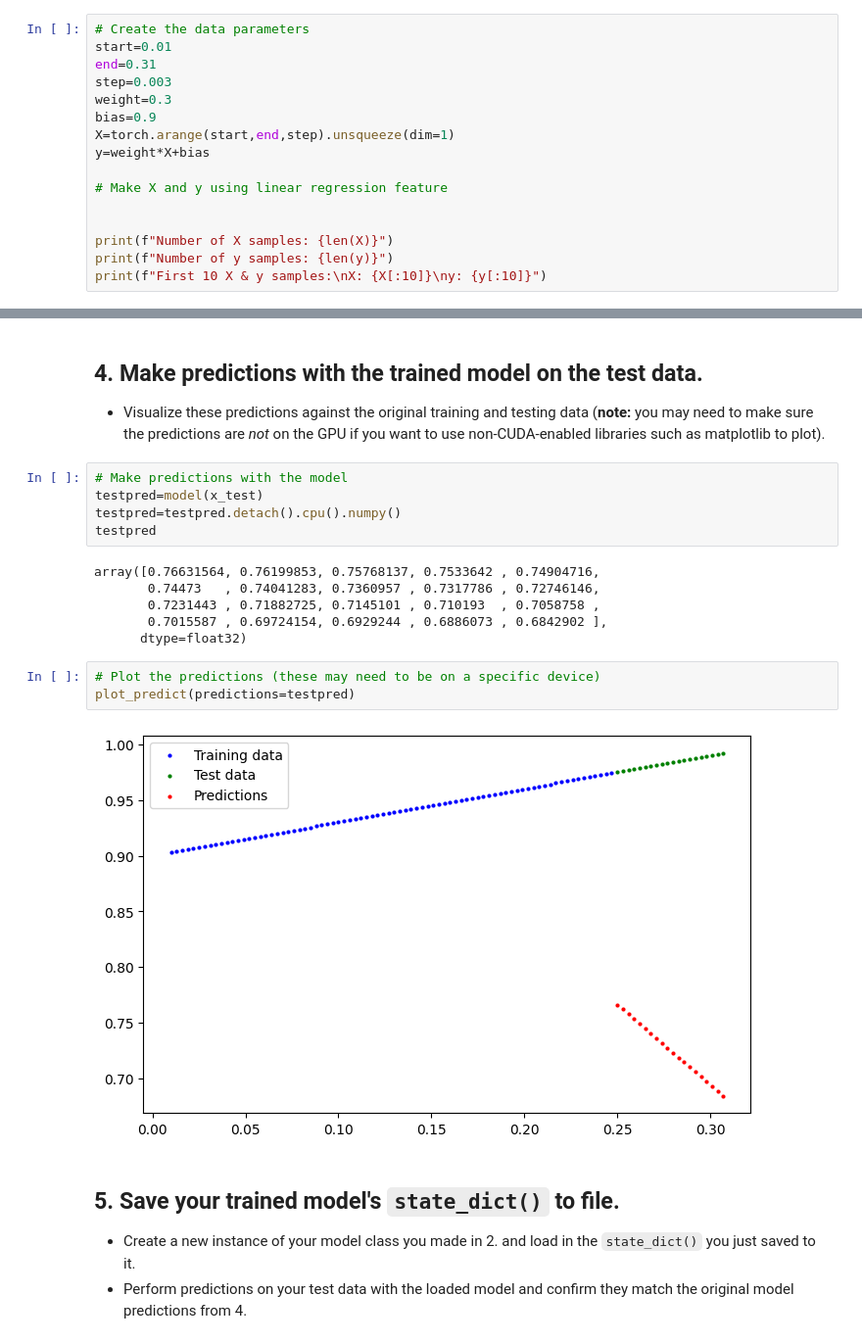
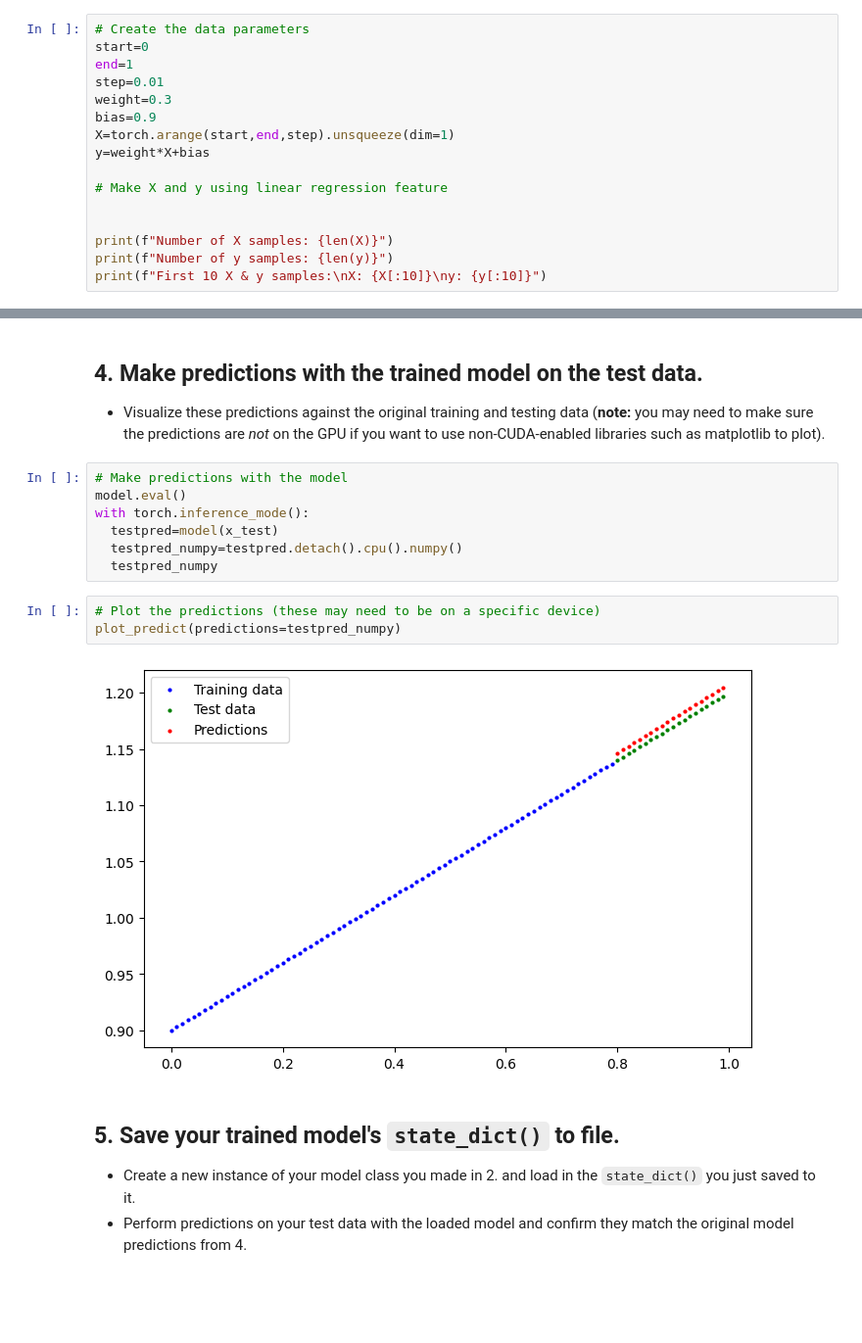
Before and after one commit to KanimozhiBTech/Pytorch, a Jupyter notebook: extras/exercises/01_pytorch_workflow_exercises.ipynb, the cells around one changed output, grey strips where cells are left out. Shown at 98% size. Saved outputs shown, nothing was run; the diff lists cells and outputs as text; blank space fills up the shorter version.

```diff
--- a/extras/exercises/01_pytorch_workflow_exercises.ipynb
+++ b/extras/exercises/01_pytorch_workflow_exercises.ipynb
@@ -43,9 +43,9 @@ y: tensor([0.9000, 0.9030, 0.9060, 0.9090, 0.9120, 0.9150, 0.9180, 0.9210, 0.924
 Of course the numbers in `X` and `y` may be different but ideally they're created using the linear regression formula.
 # %%
 # Create the data parameters
-start=0.01
-end=0.31
-step=0.003
+start=0
+end=1
+step=0.01
 weight=0.3
 bias=0.9
 X=torch.arange(start,end,step).unsqueeze(dim=1)
@@ -188,20 +199,16 @@ Epoch: 280 | Train loss: 0.058 | Test loss: 0.143
   * Visualize these predictions against the original training and testing data (**note:** you may need to make sure the predictions are *not* on the GPU if you want to use non-CUDA-enabled libraries such as matplotlib to plot).
 # %%
 # Make predictions with the model
-testpred=model(x_test)
-testpred=testpred.detach().cpu().numpy()
-testpred
+model.eval()
+with torch.inference_mode():
+  testpred=model(x_test)
+  testpred_numpy=testpred.detach().cpu().numpy()
+  testpred_numpy
-# %% [output]
-array([0.76631564, 0.76199853, 0.75768137, 0.7533642 , 0.74904716,
-       0.74473   , 0.74041283, 0.7360957 , 0.7317786 , 0.72746146,
-       0.7231443 , 0.71882725, 0.7145101 , 0.710193  , 0.7058758 ,
-       0.7015587 , 0.69724154, 0.6929244 , 0.6886073 , 0.6842902 ],
-      dtype=float32)
 # %%
 # Plot the predictions (these may need to be on a specific device)
-plot_predict(predictions=testpred)
+plot_predict(predictions=testpred_numpy)
 # %% [output]
-[figure, old version]
+[figure, new version]
 # %% [markdown]
 ## 5. Save your trained model's `state_dict()` to file.
   * Create a new instance of your model class you made in 2. and load in the `state_dict()` you just saved to it.
```
Also changed, not shown: parts of 7 cells of this notebook.
